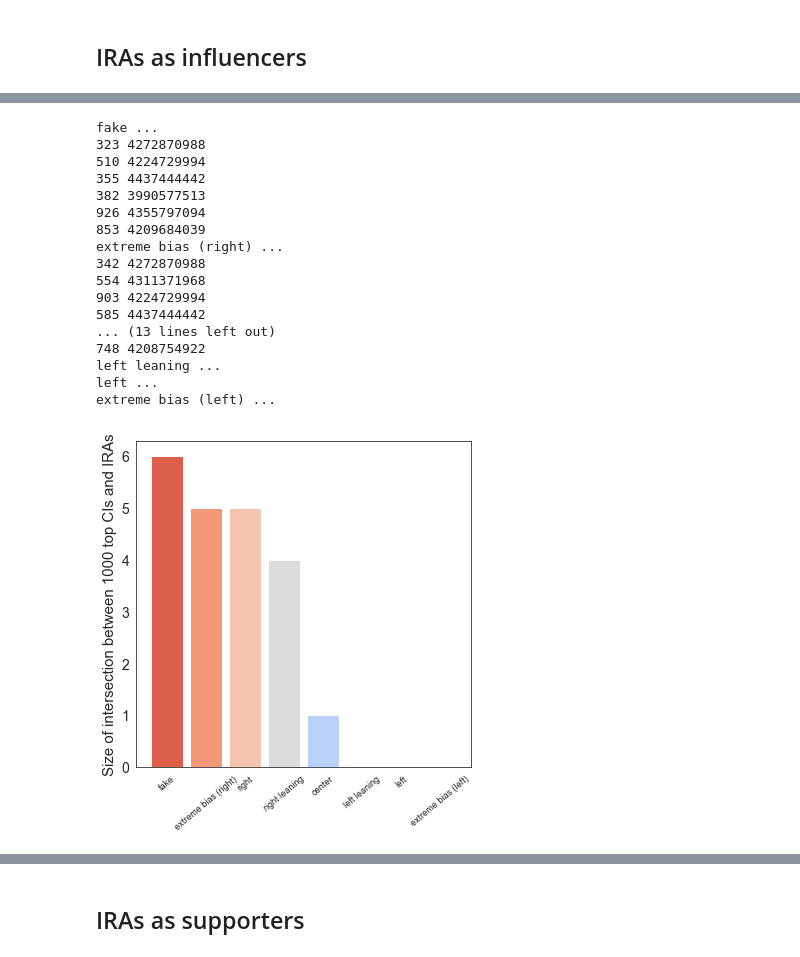
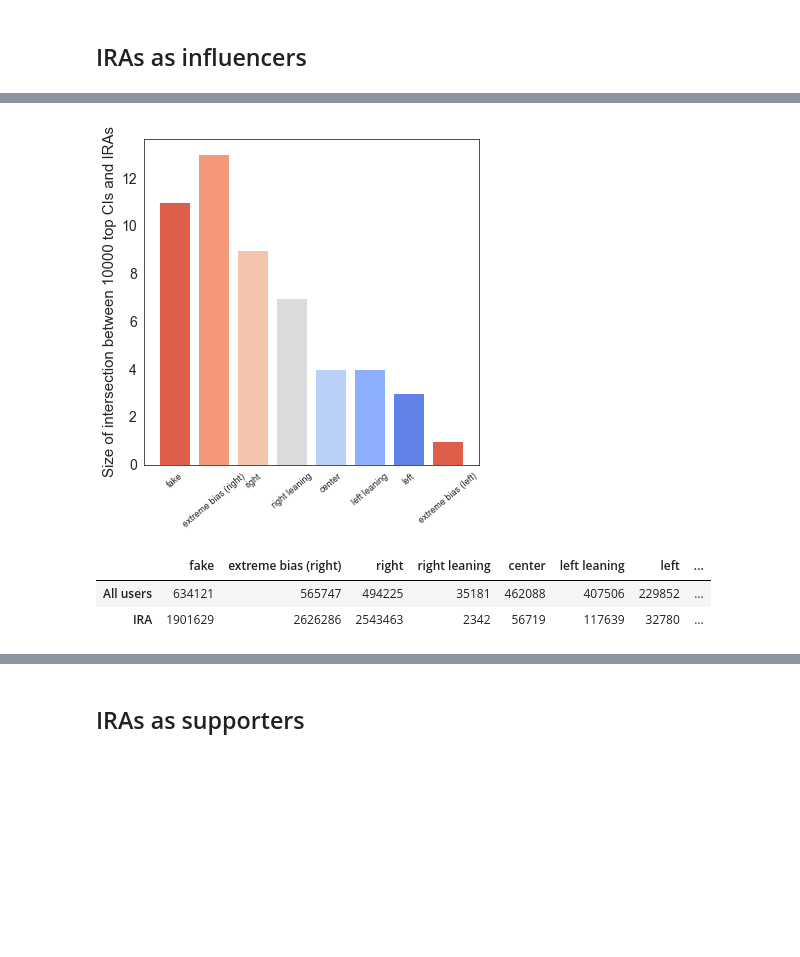
Before and after one commit to kayzhou/fake_news_during_election, a Jupyter notebook: all_tweets.ipynb, the cells around one changed output, grey strips where cells are left out. Saved outputs shown, nothing was run; the diff lists cells and outputs as text; code cells hidden in the pictures; blank space fills up the shorter version.

```diff
--- a/all_tweets.ipynb
+++ b/all_tweets.ipynb
@@ -107,7 +107,7 @@ pd.DataFrame(num_of_tweets).describe()
 | max | 13370.000000 | 23893.000000 | 15827.000000 | 12583.000000 | 22384.000000 | 69052.000000 | 14172.000000 | ... |
 # %%
 num_of_sources = {}
-plt.figure(figsize=(10, 6))
+plt.figure(figsize=(13, 8))
 for i in range(8):
     print(i, "...")
     url_tweets = groups_url_tweets[i]
@@ -116,8 +116,8 @@ for i in range(8):
     for url_tweet in url_tweets:
         _len = len([t for t in url_tweet["tweets"] if t["is_source"]==1])
         data.append(_len)
-        if _len == 0:
-            print(url_tweet["URL"], len(url_tweet["tweets"]))
+#         if _len == 0:
+#             print(url_tweet["URL"], len(url_tweet["tweets"]))
     data = pd.Series(data)
     num_of_sources[map_labels[str(i)]] = data
     x, cdf, pdf = get_cdf_pdf(data, 0, 10000, 500)
@@ -130,7 +130,7 @@ for i in range(8):
     x = x[:_zero_i]
     cdf = cdf[:_zero_i]
 
-    plt.plot(x, cdf, label=map_labels[str(i)])
+    plt.plot(x, cdf, label=map_labels[str(i)], lw=2)
 #     data.hist(bins=50)
 
 plt.title('Distribution of number of source tweets in each news', fontsize=15)
@@ -140,7 +140,7 @@ plt.xticks(fontsize=13); plt.yticks(fontsize=13)
 plt.legend()
 plt.yscale("log")
 # plt.xscale("log")
-#     plt.savefig('fig/distribution_size_fake_news.pdf', dpi=300)
+# plt.savefig('fig/distribution_size_fake_news.pdf', dpi=300)
 
 plt.show()
 plt.close()
@@ -1772,7 +1763,7 @@ for user_id, row in IRA_users.iterrows():
 
 # print(len(set_IRAs_users))
 # %%
-top_num = 1000
+top_num = 10000
 
 for i in range(len(map_labels)):
     lab = map_labels[str(i)]
@@ -1793,0 +1787,6 @@ extreme bias (left) 0
+# %%
+def build_CI_rank(graph_file):
+    g = gt.load_graph(graph_file)
+    user_CI = {g.vp.id[v]: g.vp.CI_both[v] for v in g.vertices()}
+    st_user_CI = sorted(user_CI.items(), key=lambda d: d[1], reverse=True)
+    return user_CI, st_user_CI
@@ -1794,67 +1829,27 @@ extreme bias (left) 0
 # %%
-top_num = 1000
-
-len_intersection = {}
-f_labels = [map_labels[str(i)] for i in range(8)]
-node_map = json.load(open("disk/node_map.json"))
-
-for label in f_labels:
-    print(label, "...")
-    CI_rst = np.load("data/CI_rst/CI_out_{}.npy".format(label))
-    CI_rank_rst = CI_rst[0][:top_num]
-    # print(CI_rank_rst)
-    CI_values_rst = CI_rst[1]
-
-    set_CI_users = set(CI_rank_rst)
-    set_source_users = set()
-
-    for user_id, row in IRA_users.iterrows():
-        node_id = node_map[user_id]
-        set_source_users.add(node_id)
-        try:
-            i = CI_rank_rst.index(node_id)
-            print(i, user_id)
-            rank = top_num - i
-        except ValueError as e:
-            rank = 0
-
-    len_intersection[label] = len(set_CI_users & set_source_users)
-
 def plot_corr(cor):
     # display(cor)
     plt.figure(figsize=(6, 6))
     x = range(len(f_labels))
     for i in x:
         plt.bar(i, cor[f_labels[i]], color=sns.color_palette("coolwarm", 7)[6-i])
     plt.xticks(x, f_labels)
 #     plt.xlabel('Only IRA', fontsize=15)
-    plt.ylabel('Size of intersection between 1000 top CIs and IRAs', fontsize=15)
+    plt.ylabel('Size of intersection between {} top CIs and IRAs'.format(top_num), fontsize=15)
     plt.xticks(fontsize=9, rotation=40); plt.yticks(fontsize=14)
-    plt.savefig("fig/size-of-intersection500.pdf", dpi=300, bbox_inches='tight')
+    plt.savefig("fig/size-of-intersection{}.pdf".format(top_num), dpi=300, bbox_inches='tight')
     plt.show()
     plt.tight_layout()
     plt.close()
 
 plot_corr(len_intersection)
+
+pd.DataFrame(dict_CI_value)
 # %% [output]
-fake ...
-323 4272870988
-510 4224729994
-355 4437444442
-382 3990577513
-926 4355797094
-853 4209684039
-extreme bias (right) ...
-342 4272870988
-554 4311371968
-903 4224729994
-585 4437444442
-... (13 lines left out)
-748 4208754922
-left leaning ...
-left ...
-extreme bias (left) ...
-[figure, old version]
+[figure, new version]
+|  | fake | extreme bias (right) | right | right leaning | center | left leaning | left | ... |
+| All users | 634121 | 565747 | 494225 | 35181 | 462088 | 407506 | 229852 | ... |
+| IRA | 1901629 | 2626286 | 2543463 | 2342 | 56719 | 117639 | 32780 | ... |
 # %%
 IRA_users_csv = pd.read_csv("data/ira_users_csv_hashed.csv")
 # %%
```
Also changed, not shown: parts of 12 cells of this notebook, 2 other files.
